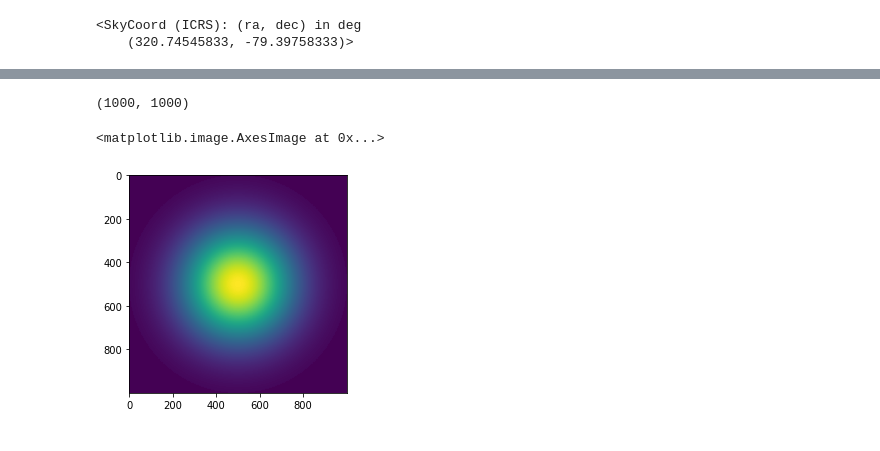
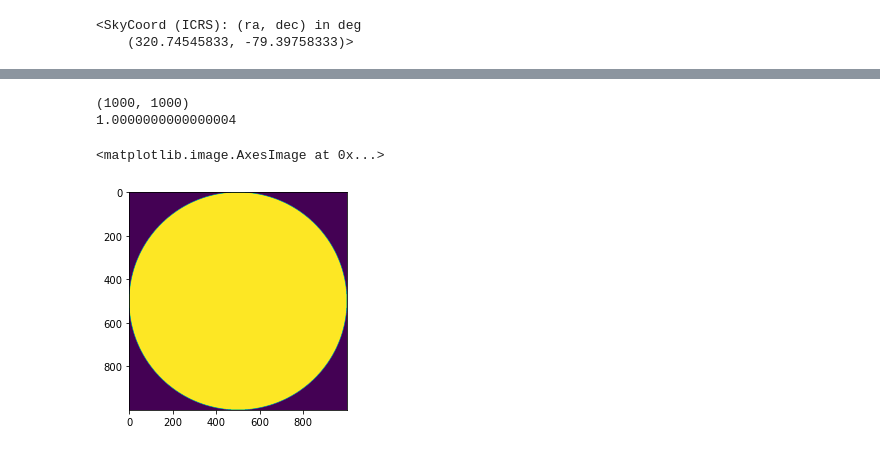
Before and after one commit to FRBs/FRB, a Jupyter notebook: docs/nb/FRB_offsets.ipynb, the cells around one changed output, grey strips where cells are left out. Drawn from its saved outputs; the diff is of its cells as text; code cells hidden in the pictures.

```diff
--- a/docs/nb/FRB_offsets.ipynb
+++ b/docs/nb/FRB_offsets.ipynb
@@ -128,21 +158,27 @@ ang_off,ang_diff
 # %%
-#analytical 2d gaussian
+#Generate an analytical 2d gaussian
 def gauss_2da(x,y, sma, smb):
 
-    e_x = np.exp(-(x-frb_ra)**2/(sma/2)**2)
-    e_y = np.exp(-(y-frb_dec)**2/(smb/2)**2)
+    e_x = 1/(sma*np.sqrt(2*np.pi)) * np.exp(-(x-frb_ra)**2 / (2 * sma**2))
+    e_y = 1/(smb*np.sqrt(2*np.pi)) * np.exp(-(y-frb_dec)**2 / (2 * smb**2))
 
     print(np.shape(e_x))
     w = e_x * e_y
     return w
-# %%
-w = gauss_2da(xx, yy, a, b)
-w[~in_ellipse] =0
-plt.imshow(w)
-# %% [output]
-(1000, 1000)
-<matplotlib.image.AxesImage at 0x...>
-[figure, removed]
+# %%
+# Define weight scheme, using the grid points xx and yy and the sigma RA and Dec (a and b) in degs
+w = gauss_2da(xx, yy, (a/3600), (b/3600)
+w[~in_ellipse] = 0
+
+# Normalize w
+norm_w = w / np.sum(w)
+print(np.sum(norm_w))
+plt.imshow(norm_w)
+# %% [output]
+(1000, 1000)
+1.0000000000000004
+<matplotlib.image.AxesImage at 0x...>
+[figure, added]
 # %%
 from mpl_toolkits.mplot3d import Axes3D
 from matplotlib import cm
```
Also changed, not shown: parts of 13 cells of this notebook.
